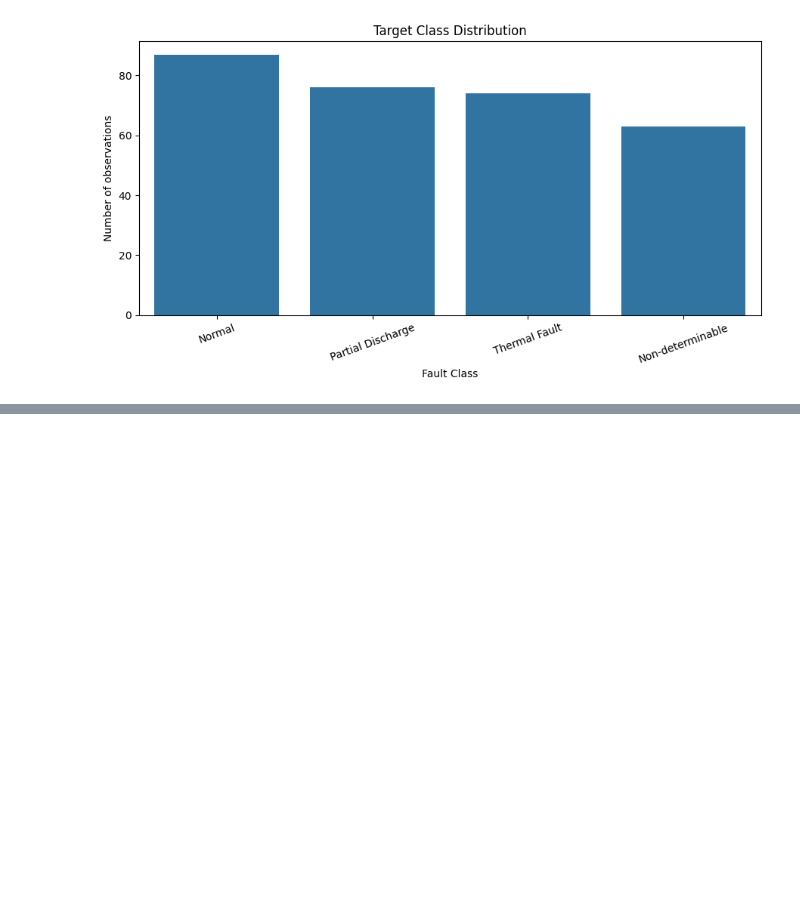
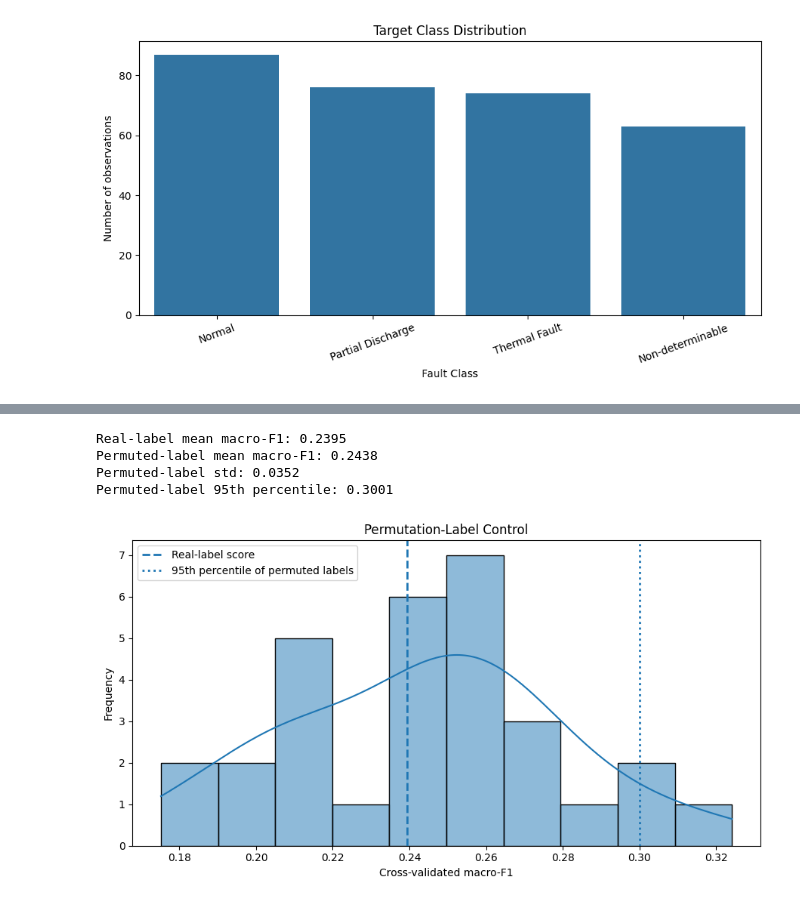
Before and after one commit to Anish-lab455/32513-31005-Advanced-Data-Analytics-Algorithms-Machine-Learning, a Jupyter notebook: Main/Testing_V1.ipynb, the cells around one changed output, grey strips where cells are left out. Cells and saved outputs as stored; diff of their text form; code cells hidden in the pictures; blank space fills up the shorter version.

```diff
--- a/Main/Testing_V1.ipynb
+++ b/Main/Testing_V1.ipynb
@@ -225,0 +727,46 @@ plt.show()
+# %%
+N_PERMUTATIONS = 30
+
+permutation_scores = []
+
+for seed in range(RANDOM_STATE, RANDOM_STATE + N_PERMUTATIONS):
+    rng = np.random.default_rng(seed)
+    y_perm = rng.permutation(y_xgb)
+
+    scores = cross_validate(
+        xgb_model,
+        X,
+        y_perm,
+        cv=cv,
+        scoring=make_scorer(f1_score, average="macro"),
+        n_jobs=-1
+    )
+
+    permutation_scores.append(scores["test_score"].mean())
+
+permutation_scores = np.array(permutation_scores)
+
+real_macro_f1 = xgb_summary.loc[0, "cv_macro_f1_mean"]
+
+print(f"Real-label mean macro-F1: {real_macro_f1:.4f}")
+print(f"Permuted-label mean macro-F1: {permutation_scores.mean():.4f}")
+print(f"Permuted-label std: {permutation_scores.std():.4f}")
+print(f"Permuted-label 95th percentile: {np.percentile(permutation_scores, 95):.4f}")
+
+plt.figure(figsize=(9, 5))
+sns.histplot(permutation_scores, bins=10, kde=True)
+plt.axvline(real_macro_f1, linestyle="--", linewidth=2, label="Real-label score")
+plt.axvline(np.percentile(permutation_scores, 95), linestyle=":", linewidth=2,
+            label="95th percentile of permuted labels")
+plt.title("Permutation-Label Control")
+plt.xlabel("Cross-validated macro-F1")
+plt.ylabel("Frequency")
+plt.legend()
+plt.tight_layout()
+plt.show()
+# %% [output]
+Real-label mean macro-F1: 0.2395
+Permuted-label mean macro-F1: 0.2438
+Permuted-label std: 0.0352
+Permuted-label 95th percentile: 0.3001
+[figure, added]
```
Also changed, not shown: parts of 26 cells of this notebook.
